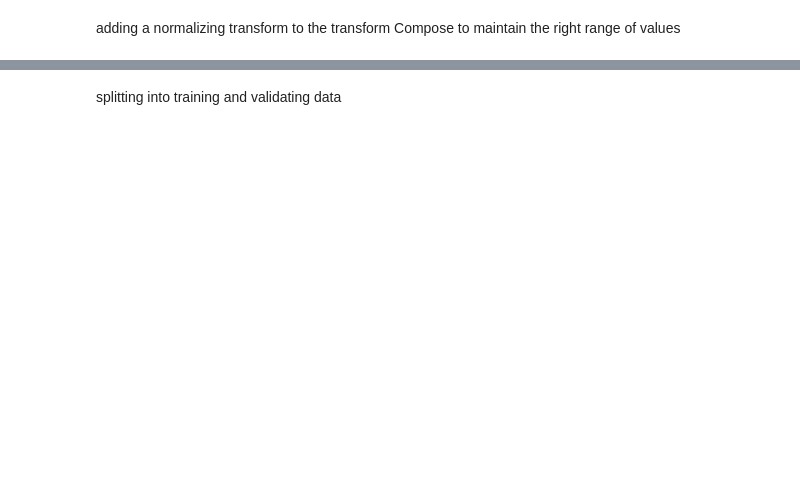
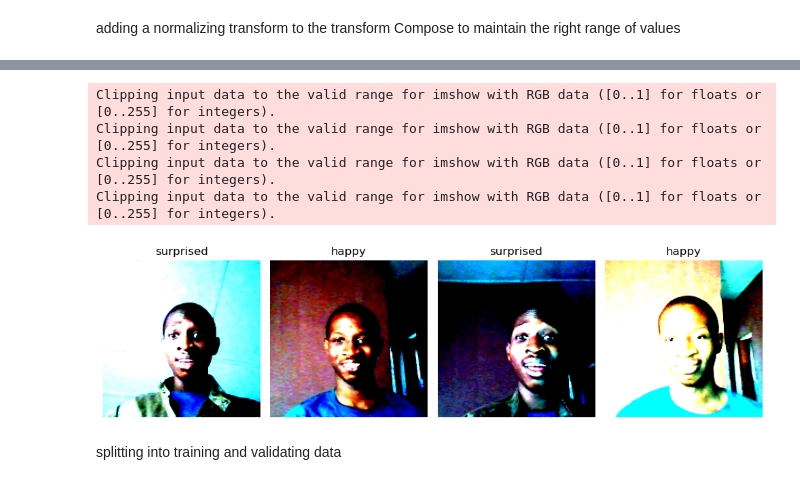
Before and after one commit to Tolulopeelijah/Facial-Expression-Detection, a Jupyter notebook: model_training/train.ipynb, the cells around one changed output, grey strips where cells are left out. Cells and saved outputs as stored; diff of their text form; code cells hidden in the pictures; blank space fills up the shorter version.

```diff
--- a/model_training/train.ipynb
+++ b/model_training/train.ipynb
@@ -89,2 +158,31 @@ train_norm_dataset = datasets.ImageFolder(train_dir, transform = norm_transform)
+# %%
+train_norm_dataset = datasets.ImageFolder(train_dir, transform = norm_transform)
+test_norm_dataset = datasets.ImageFolder(test_dir, transform = norm_transform)
+# %%
+test_norm_loader = DataLoader(test_norm_dataset, batch_size = 10, shuffle = True)
+# %%
+fig, ax = plt.subplots(1, 4, figsize=(10, 4))
+
+test_iter = iter(test_norm_loader)
+test_batch = next(test_iter)
+test_images, test_labels = test_batch[0], test_batch[1]
+
+for i in range(4):
+    ex = test_images[i]
+    lbl = test_labels[i].item()
+    im = ex.permute(1, 2, 0).numpy()
+
+    ax[i].imshow(im)
+    ax[i].axis('off')
+    ax[i].set_title(classes[lbl])
+
+plt.tight_layout()
+plt.show()
+# %% [output]
+Clipping input data to the valid range for imshow with RGB data ([0..1] for floats or [0..255] for integers).
+Clipping input data to the valid range for imshow with RGB data ([0..1] for floats or [0..255] for integers).
+Clipping input data to the valid range for imshow with RGB data ([0..1] for floats or [0..255] for integers).
+Clipping input data to the valid range for imshow with RGB data ([0..1] for floats or [0..255] for integers).
+[figure, added]
 # %% [markdown]
 splitting into training and validating data
```
Also changed, not shown: parts of 24 cells of this notebook.
